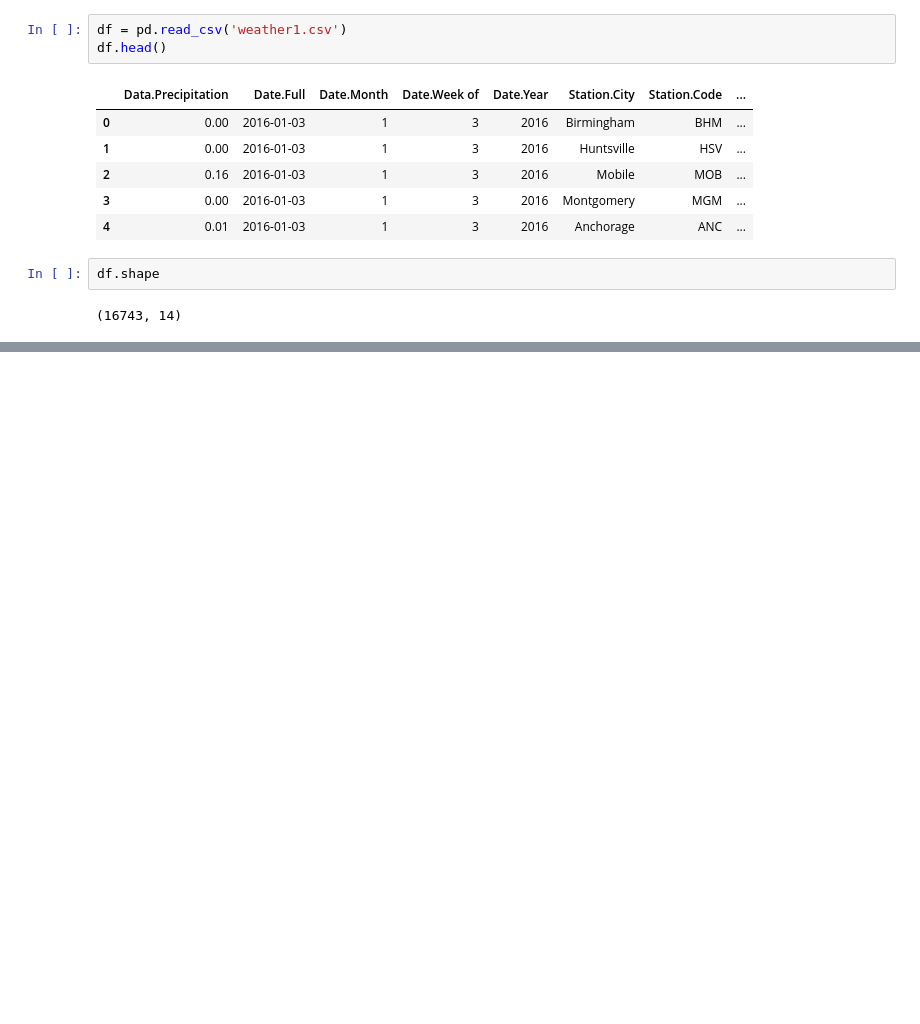
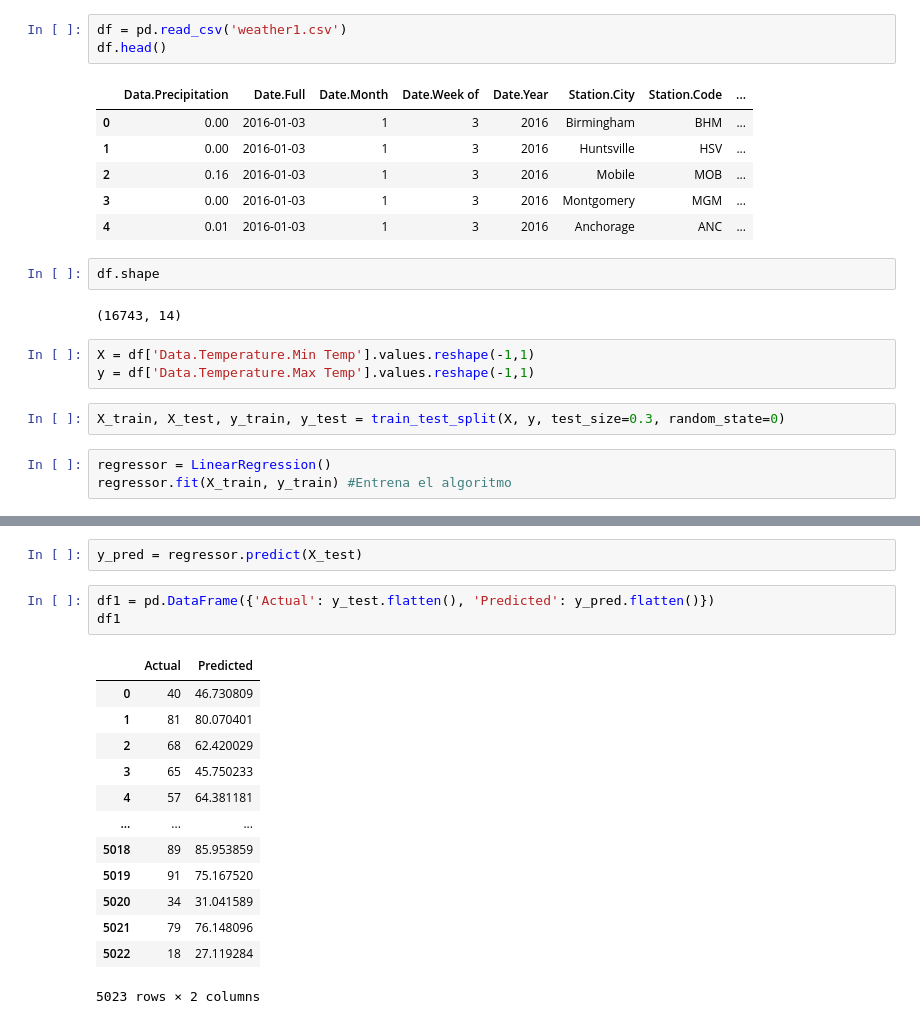
Before and after one commit to kxordonez/RegresionLineal, a Jupyter notebook: RegresionLineal.ipynb, the cells around one changed output, grey strips where cells are left out. Drawn from its saved outputs; the diff is of its cells as text; blank space fills up the shorter version.

```diff
--- a/RegresionLineal.ipynb
+++ b/RegresionLineal.ipynb
@@ -25,3 +26,11 @@ df.head()
 df.shape
 # %% [output]
 (16743, 14)
+# %%
+X = df['Data.Temperature.Min Temp'].values.reshape(-1,1)
+y = df['Data.Temperature.Max Temp'].values.reshape(-1,1)
+# %%
+X_train, X_test, y_train, y_test = train_test_split(X, y, test_size=0.3, random_state=0)
+# %%
+regressor = LinearRegression()
+regressor.fit(X_train, y_train) #Entrena el algoritmo
@@ -27,0 +47,19 @@ df.shape
+# %%
+y_pred = regressor.predict(X_test)
+# %%
+df1 = pd.DataFrame({'Actual': y_test.flatten(), 'Predicted': y_pred.flatten()})
+df1
+# %% [output]
+|  | Actual | Predicted |
+| 0 | 40 | 46.730809 |
+| 1 | 81 | 80.070401 |
+| 2 | 68 | 62.420029 |
+| 3 | 65 | 45.750233 |
+| 4 | 57 | 64.381181 |
+| ... | ... | ... |
+| 5018 | 89 | 85.953859 |
+| 5019 | 91 | 75.167520 |
+| 5020 | 34 | 31.041589 |
+| 5021 | 79 | 76.148096 |
+| 5022 | 18 | 27.119284 |
+5023 rows × 2 columns
```
Also changed, not shown: parts of 4 cells of this notebook.
